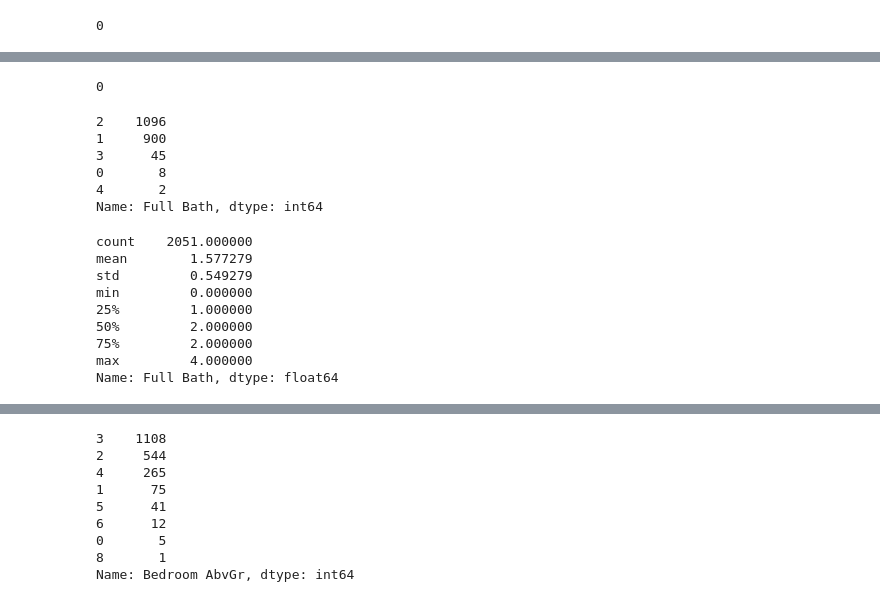
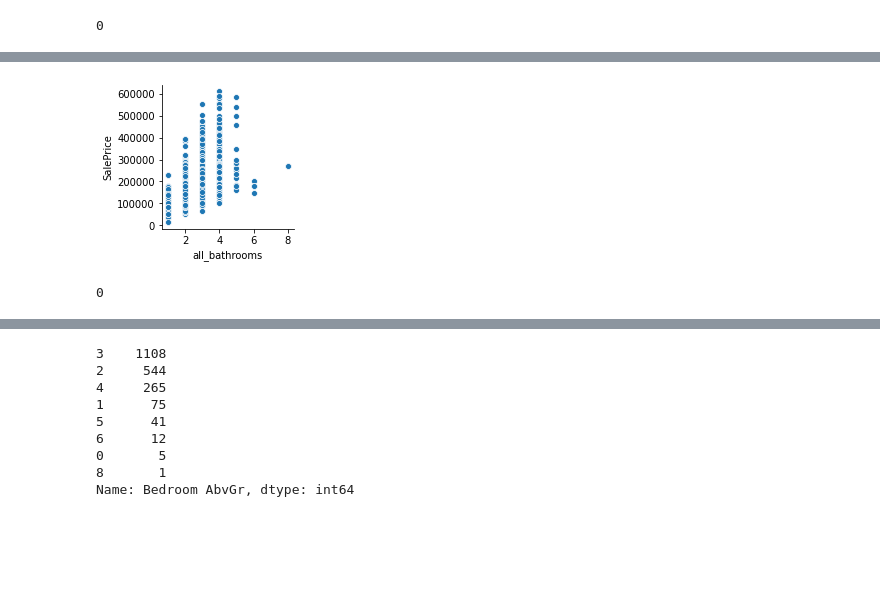
Before and after one commit to roycephillipsjr/GA_project_2, a Jupyter notebook: code/01_EDA_and_Cleaning.ipynb, the cells around one changed output, grey strips where cells are left out. Drawn from its saved outputs; the diff is of its cells as text; code cells hidden in the pictures; blank space fills up the shorter version.

```diff
--- a/code/01_EDA_and_Cleaning.ipynb
+++ b/code/01_EDA_and_Cleaning.ipynb
@@ -415,0 +478,7 @@ Name: 2nd Flr SF, dtype: float64
+# %%
+# Creating a feature engineered column to see what would happen if all baths were counted up
+abv_bathrooms = ames_housing['Half Bath'] + ames_housing['Full Bath']
+bsmt_bathrooms = ames_housing['Bsmt Full Bath'] + ames_housing['Bsmt Half Bath']
+all_bathrooms = abv_bathrooms + bsmt_bathrooms
+
+all_bathrooms
@@ -416 +498,8 @@ Name: 2nd Flr SF, dtype: float64
+# %%
+ames_housing['all_bathrooms'] = all_bathrooms
+# %%
+sns.pairplot(ames_housing, x_vars=['all_bathrooms'],
+                                    y_vars=['SalePrice']);
+# %% [output]
+[figure, added]
 # %%
@@ -418,23 +507,2 @@ ames_housing['Full Bath'].isnull().sum()
 # %% [output]
 0
-# %%
-ames_housing['Full Bath'].value_counts()
-# %% [output]
-2    1096
-1     900
-3      45
-0       8
-4       2
-Name: Full Bath, dtype: int64
-# %%
-ames_housing['Full Bath'].describe()
-# %% [output]
-count    2051.000000
-mean        1.577279
-std         0.549279
-min         0.000000
-25%         1.000000
-50%         2.000000
-75%         2.000000
-max         4.000000
-Name: Full Bath, dtype: float64
```
Also changed, not shown: parts of 139 cells of this notebook.
